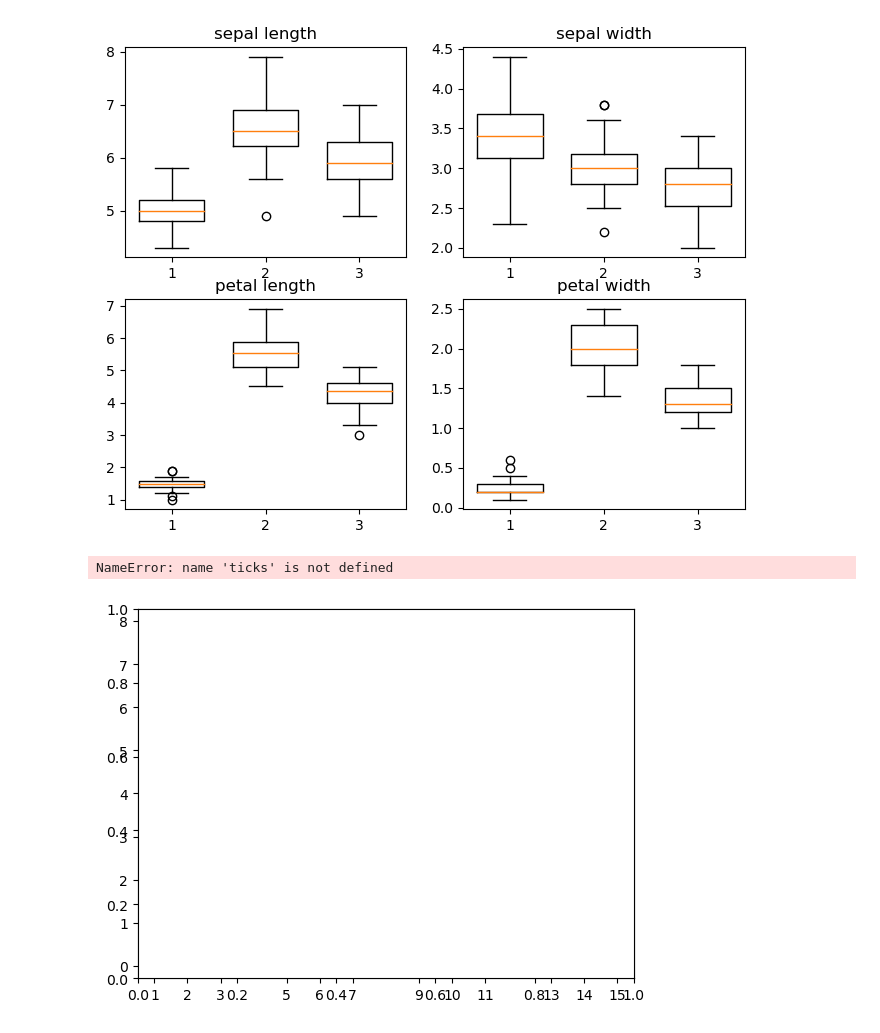
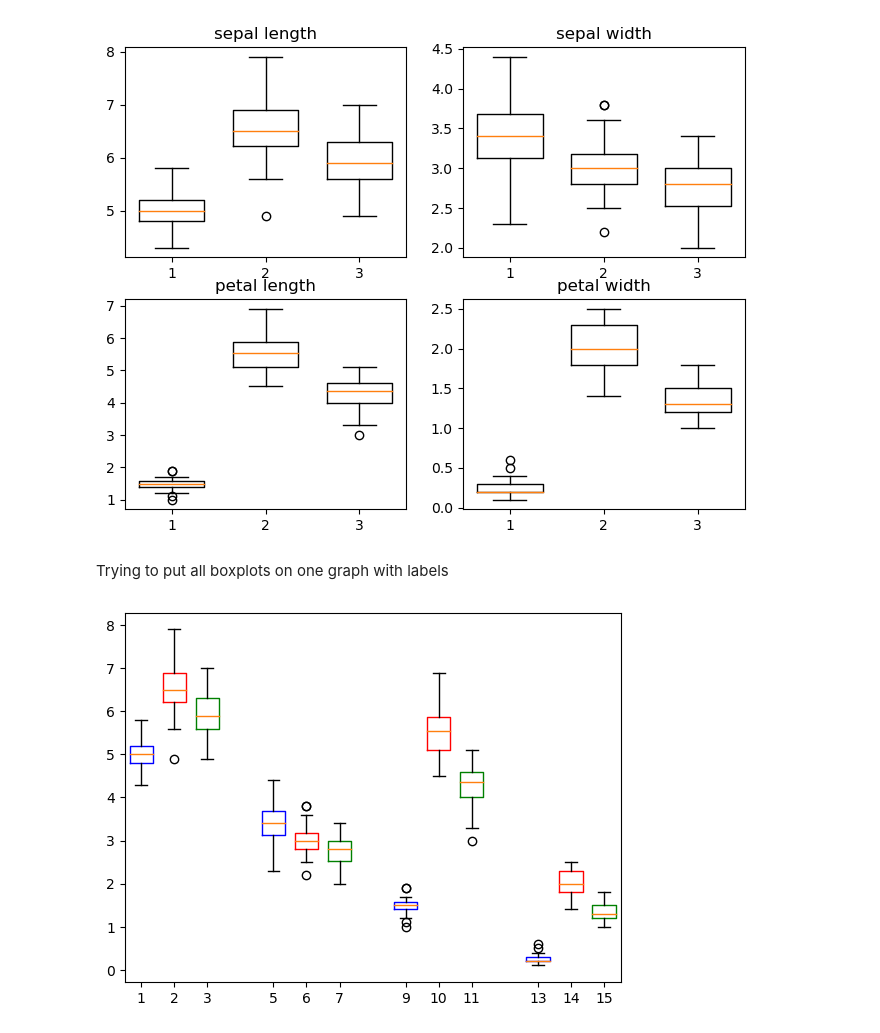
Before and after one commit to kevinsenan/pands-project, a Jupyter notebook: Iris Dataset Analysis.ipynb, the cells around one changed output. Cells and saved outputs as stored; diff of their text form; code cells hidden in the pictures.

Commit message:
improving explanations in Jupyter notebook, working on boxplots

```diff
--- a/Iris Dataset Analysis.ipynb
+++ b/Iris Dataset Analysis.ipynb
@@ -201,33 +203,34 @@ ax[1, 1].set_title(headers[3])
 # %% [output]
 Text(0.5, 1.0, 'petal width')
 [figure]
+# %% [markdown]
+Trying to put all boxplots on one graph with labels
 # %%
-#def set_color(bp):
-#    plt.setp(bp['boxes'][0], color='blue')
-#    plt.setp(bp['boxes'][1], color='red')
-#    plt.setp(bp['boxes'][2], color='green')
+def set_color(bp):
+    plt.setp(bp['boxes'][0], color='blue')
+    plt.setp(bp['boxes'][1], color='red')
+    plt.setp(bp['boxes'][2], color='green')
 
 A = [df[0][df.Iris == 'Iris-setosa'], df[0][df.Iris == 'Iris-virginica'], df[0][df.Iris == 'Iris-versicolor']]
 B = [df[1][df.Iris == 'Iris-setosa'], df[1][df.Iris == 'Iris-virginica'], df[1][df.Iris == 'Iris-versicolor']]
 C = [df[2][df.Iris == 'Iris-setosa'], df[2][df.Iris == 'Iris-virginica'], df[2][df.Iris == 'Iris-versicolor']]
 D = [df[3][df.Iris == 'Iris-setosa'], df[3][df.Iris == 'Iris-virginica'], df[3][df.Iris == 'Iris-versicolor']]
 
 bp = plt.boxplot(A, positions = [1, 2, 3], widths = 0.7)
-#set_color(bp)
+set_color(bp)
 bp = plt.boxplot(B, positions = [5, 6, 7], widths = 0.7)
-#set_color(bp)
+set_color(bp)
 bp = plt.boxplot(C, positions = [9, 10, 11], widths = 0.7)
-#set_color(bp)
+set_color(bp)
 bp = plt.boxplot(D, positions = [13, 14, 15], widths = 0.7)
-#set_color(bp)
+set_color(bp)
 
-ax = plt.axes()
-#ax.set_xticks([2, 6, 10, 14])
-#ax.set_xticklabels(headers)
+#ax = plt.axes()
+ax.set_xticks([2, 6, 10, 14])
+ax.set_xticklabels(headers)
 
-plt.xticks(ticks,labels)
+#plt.xticks(ticks,labels)
 
 plt.show()
 # %% [output]
-NameError: name 'ticks' is not defined
-[figure, old version]
+[figure, new version]
```
Also changed, not shown: parts of 20 cells of this notebook, 4 other files.
